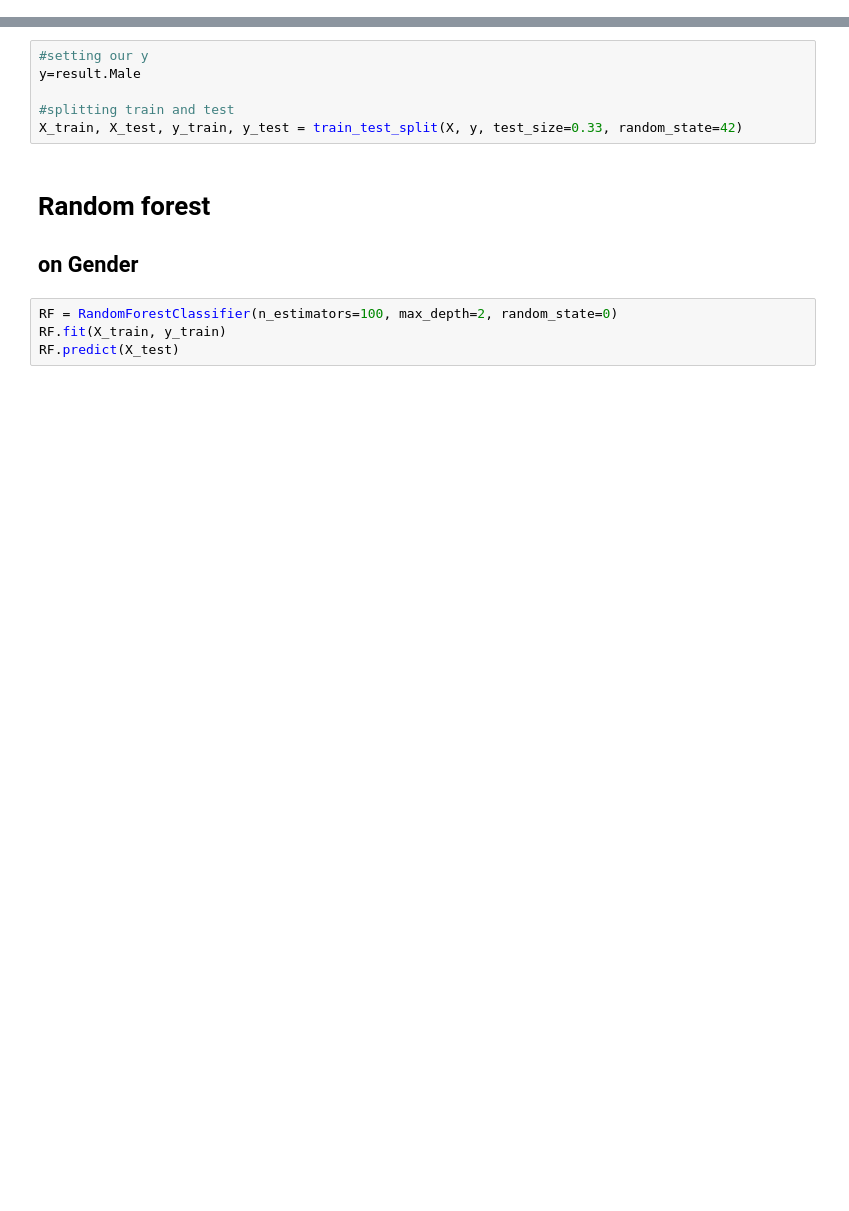
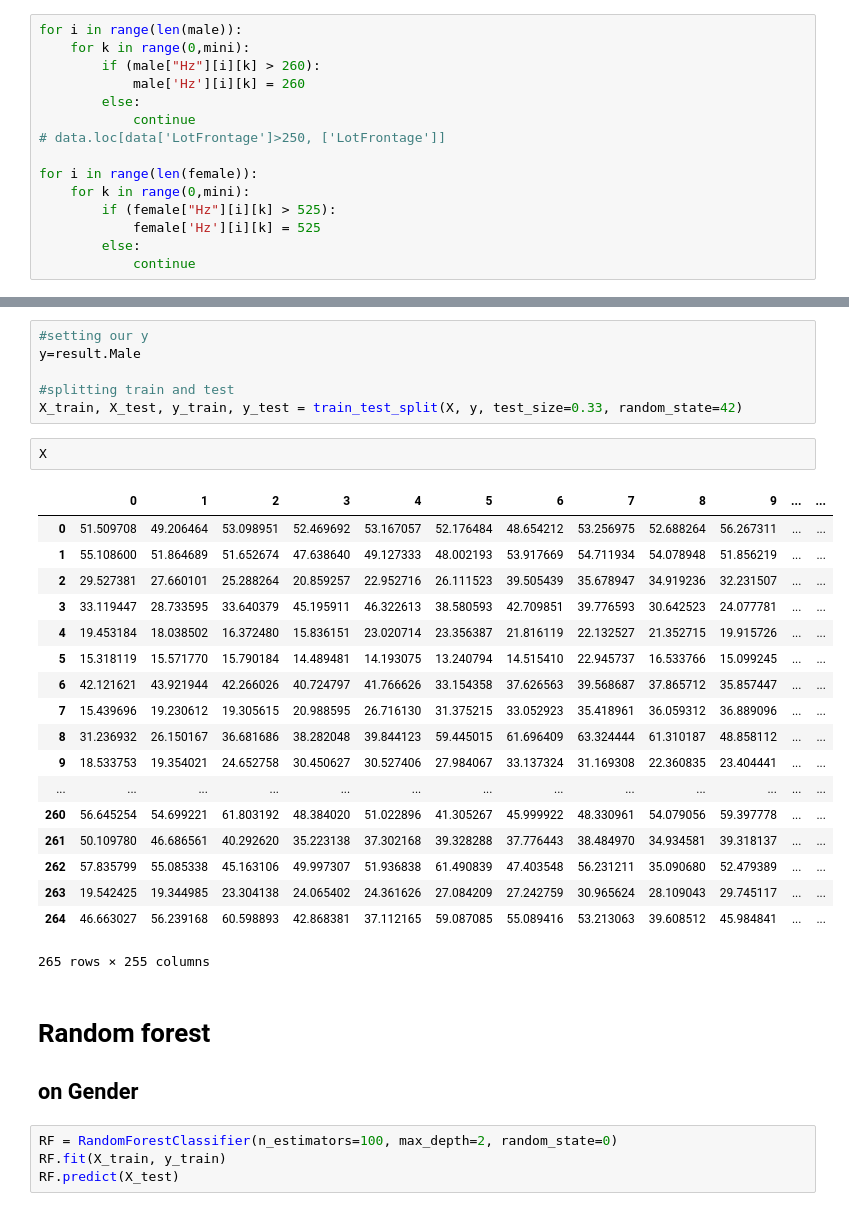
Before and after one commit to giulianosoced/StatLearnVoices, a Jupyter notebook: code.ipynb, the cells around one changed output, grey strips where cells are left out. Saved outputs shown, nothing was run; the diff lists cells and outputs as text; blank space fills up the shorter version.

```diff
--- a/code.ipynb
+++ b/code.ipynb
@@ -191,3 +208,18 @@ mean for HZ in female is 272.48
+# %%
+for i in range(len(male)):
+    for k in range(0,mini):
+        if (male["Hz"][i][k] > 260):
+            male['Hz'][i][k] = 260
+        else:
+            continue
+# data.loc[data['LotFrontage']>250, ['LotFrontage']]
+
+for i in range(len(female)):
+    for k in range(0,mini):
+        if (female["Hz"][i][k] > 525):
+            female['Hz'][i][k] = 525
+        else:
+            continue
 # %% [markdown]
 # Modelling
 # %%
@@ -242,6 +264,27 @@ y=result.Male
 
 #splitting train and test
 X_train, X_test, y_train, y_test = train_test_split(X, y, test_size=0.33, random_state=42)
+# %%
+X
+# %% [output]
+|  | 0 | 1 | 2 | 3 | 4 | 5 | 6 | 7 | 8 | 9 | ... | ... |
+| 0 | 51.509708 | 49.206464 | 53.098951 | 52.469692 | 53.167057 | 52.176484 | 48.654212 | 53.256975 | 52.688264 | 56.267311 | ... | ... |
+| 1 | 55.108600 | 51.864689 | 51.652674 | 47.638640 | 49.127333 | 48.002193 | 53.917669 | 54.711934 | 54.078948 | 51.856219 | ... | ... |
+| 2 | 29.527381 | 27.660101 | 25.288264 | 20.859257 | 22.952716 | 26.111523 | 39.505439 | 35.678947 | 34.919236 | 32.231507 | ... | ... |
+| 3 | 33.119447 | 28.733595 | 33.640379 | 45.195911 | 46.322613 | 38.580593 | 42.709851 | 39.776593 | 30.642523 | 24.077781 | ... | ... |
+| 4 | 19.453184 | 18.038502 | 16.372480 | 15.836151 | 23.020714 | 23.356387 | 21.816119 | 22.132527 | 21.352715 | 19.915726 | ... | ... |
+| 5 | 15.318119 | 15.571770 | 15.790184 | 14.489481 | 14.193075 | 13.240794 | 14.515410 | 22.945737 | 16.533766 | 15.099245 | ... | ... |
+| 6 | 42.121621 | 43.921944 | 42.266026 | 40.724797 | 41.766626 | 33.154358 | 37.626563 | 39.568687 | 37.865712 | 35.857447 | ... | ... |
+| 7 | 15.439696 | 19.230612 | 19.305615 | 20.988595 | 26.716130 | 31.375215 | 33.052923 | 35.418961 | 36.059312 | 36.889096 | ... | ... |
+| 8 | 31.236932 | 26.150167 | 36.681686 | 38.282048 | 39.844123 | 59.445015 | 61.696409 | 63.324444 | 61.310187 | 48.858112 | ... | ... |
+| 9 | 18.533753 | 19.354021 | 24.652758 | 30.450627 | 30.527406 | 27.984067 | 33.137324 | 31.169308 | 22.360835 | 23.404441 | ... | ... |
+| ... | ... | ... | ... | ... | ... | ... | ... | ... | ... | ... | ... | ... |
+| 260 | 56.645254 | 54.699221 | 61.803192 | 48.384020 | 51.022896 | 41.305267 | 45.999922 | 48.330961 | 54.079056 | 59.397778 | ... | ... |
+| 261 | 50.109780 | 46.686561 | 40.292620 | 35.223138 | 37.302168 | 39.328288 | 37.776443 | 38.484970 | 34.934581 | 39.318137 | ... | ... |
+| 262 | 57.835799 | 55.085338 | 45.163106 | 49.997307 | 51.936838 | 61.490839 | 47.403548 | 56.231211 | 35.090680 | 52.479389 | ... | ... |
+| 263 | 19.542425 | 19.344985 | 23.304138 | 24.065402 | 24.361626 | 27.084209 | 27.242759 | 30.965624 | 28.109043 | 29.745117 | ... | ... |
+| 264 | 46.663027 | 56.239168 | 60.598893 | 42.868381 | 37.112165 | 59.087085 | 55.089416 | 53.213063 | 39.608512 | 45.984841 | ... | ... |
+265 rows × 255 columns
 # %% [markdown]
 # Random forest
 ## on Gender
```
Also changed, not shown: parts of 27 cells of this notebook.
